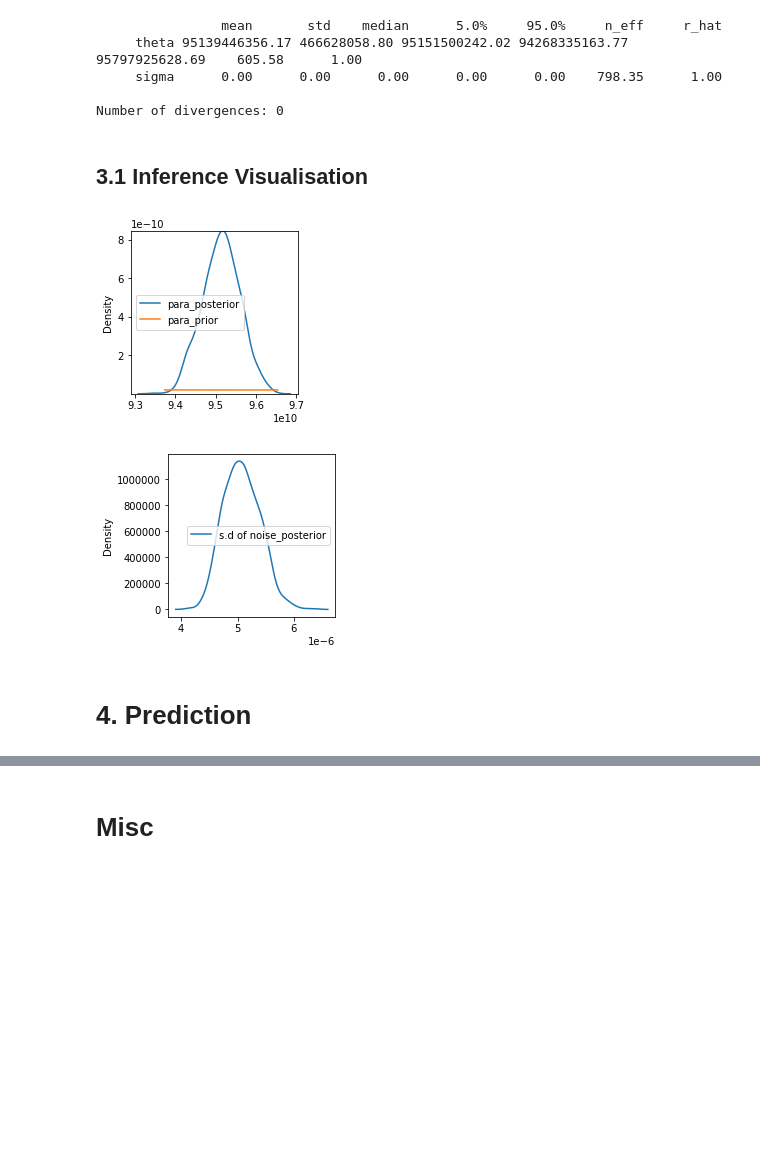
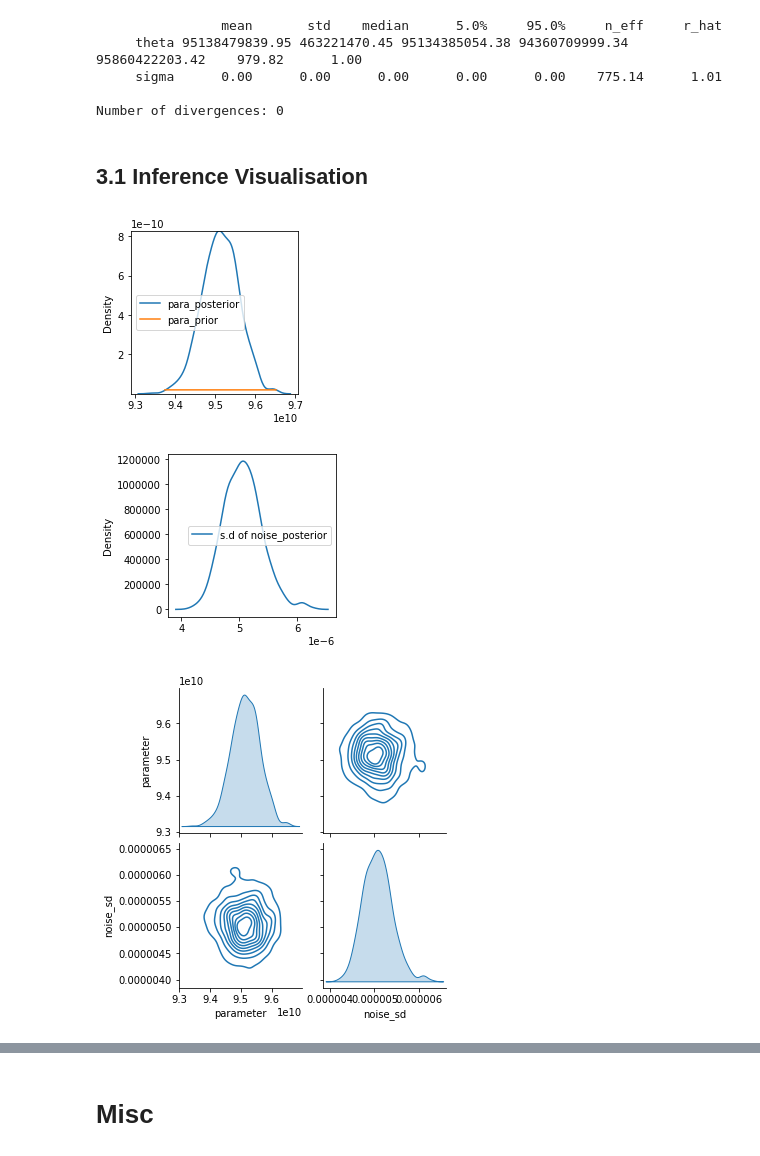
Before and after one commit to BAMresearch/bayem, a Jupyter notebook: Notebooks/Inference_Job_YoungsMod.ipynb, the cells around one changed output, grey strips where cells are left out. Drawn from its saved outputs; the diff is of its cells as text; code cells hidden in the pictures; blank space fills up the shorter version.

Commit message:
Pair plots, posterior_predictive visualisation and notebook for the E_modulus

```diff
--- a/Notebooks/Inference_Job_YoungsMod.ipynb
+++ b/Notebooks/Inference_Job_YoungsMod.ipynb
@@ -116,22 +128,21 @@ infer = Inference(prior_dist, prior_hyperparameter, forward_solve_wrapper, forwa
                   Noise_distribution, Noise_hyperparameter,HyperPrior_dist,Hyperprior_Parameter)
 
 # -- Solve the Inference problem
-
-posterior_para, posterior_noise = infer.run(1000, kernel="NUTS")
+No_samples = 1000
+posterior_samples = infer.run(No_samples, kernel="NUTS")
 # %% [output]
                 mean       std    median      5.0%     95.0%     n_eff     r_hat
-     theta 95139446356.17 466628058.80 95151500242.02 94268335163.77 95797925628.69    605.58      1.00
-     sigma      0.00      0.00      0.00      0.00      0.00    798.35      1.00
+     theta 95138479839.95 463221470.45 95134385054.38 94360709999.34 95860422203.42    979.82      1.00
+     sigma      0.00      0.00      0.00      0.00      0.00    775.14      1.01
 
 Number of divergences: 0
 # %%
 # The strain values are very small. Need to normalize? What noise hyperprior dist? Their parameters?
 # %% [markdown]
 ## 3.1 Inference Visualisation
-# %%
-infer.visualize_prior_posterior(posterior_para, posterior_noise)
-# %% [output]
-[figure, removed]
-[figure, removed]
-# %% [markdown]
-# 4. Prediction
+# %%
+infer.visualize_prior_posterior(posterior_samples,pairplot=True)
+# %% [output]
+[figure, added]
+[figure, added]
+[figure, added]
```
Also changed, not shown: parts of 13 cells of this notebook, 1 other file.
